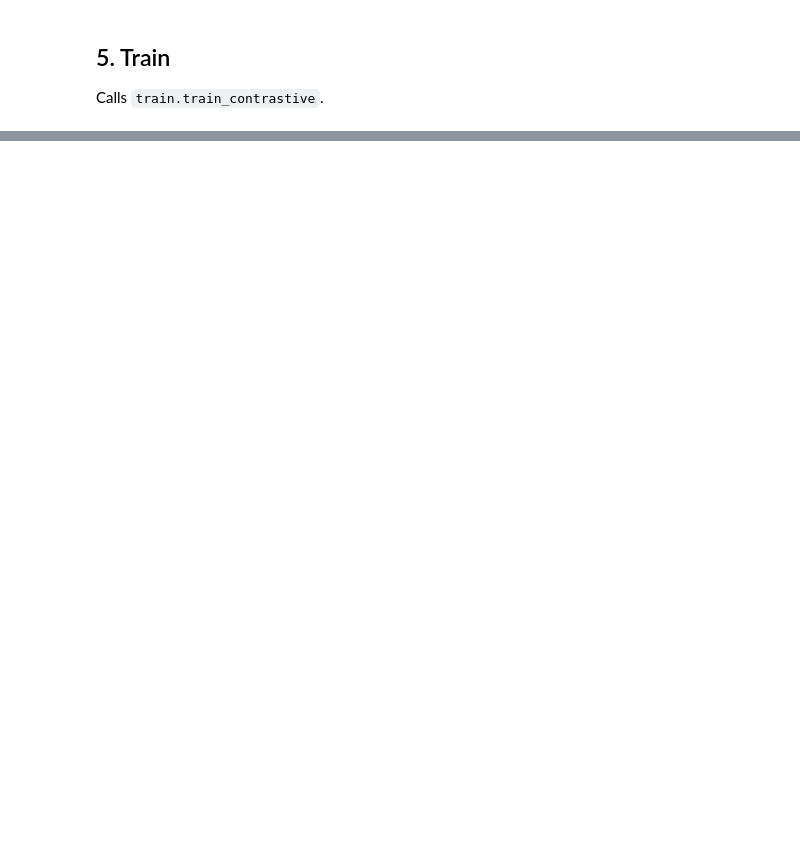
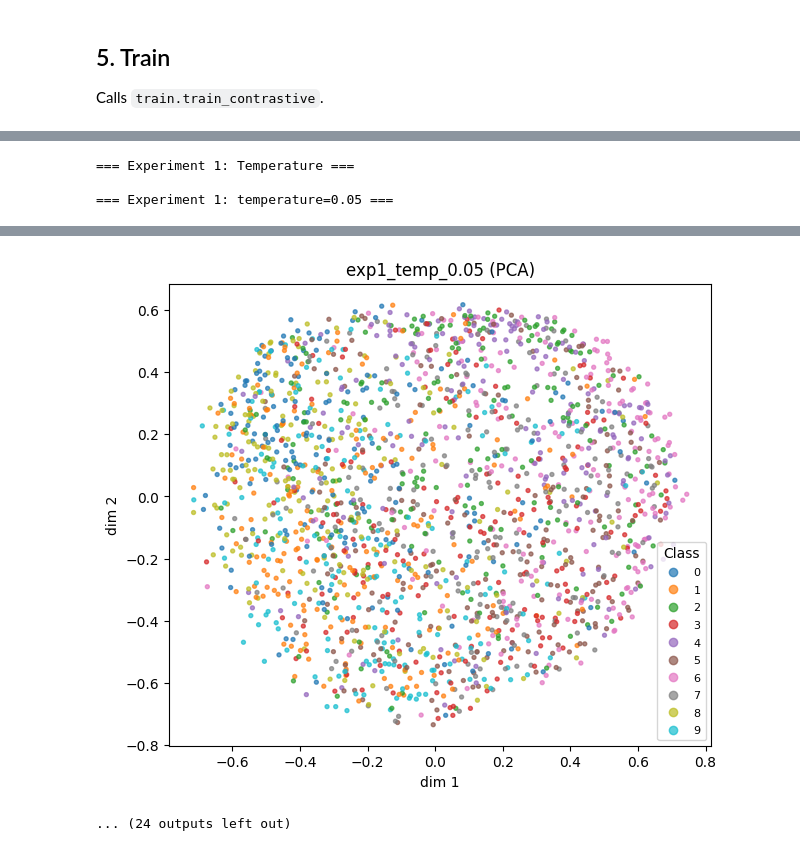
Before and after one commit to Kidist-c/Contrastive_Learning_Cifar-10, a Jupyter notebook: constrastive_pipeline.ipynb, the cells around one changed output, grey strips where cells are left out. Saved outputs shown, nothing was run; the diff lists cells and outputs as text; code cells hidden in the pictures; blank space fills up the shorter version.

Commit message:
run temperature experiment

```diff
--- a/constrastive_pipeline.ipynb
+++ b/constrastive_pipeline.ipynb
@@ -129,0 +210,7 @@ plt.show()
+# %%
+print('=== Experiment 1: Temperature ===')
+exp1_results = experiments.experiment_temperature(dataset=DATASET, subset_size=SUBSET_SIZE, epochs=EPOCHS)
+# %% [output]
+=== Experiment 1: Temperature ===
+
+=== Experiment 1: temperature=0.05 ===
@@ -129,0 +227,2 @@ plt.show()
+[figure, added]
+... (24 outputs left out)
```
Also changed, not shown: parts of 10 cells of this notebook, 1 other file.
